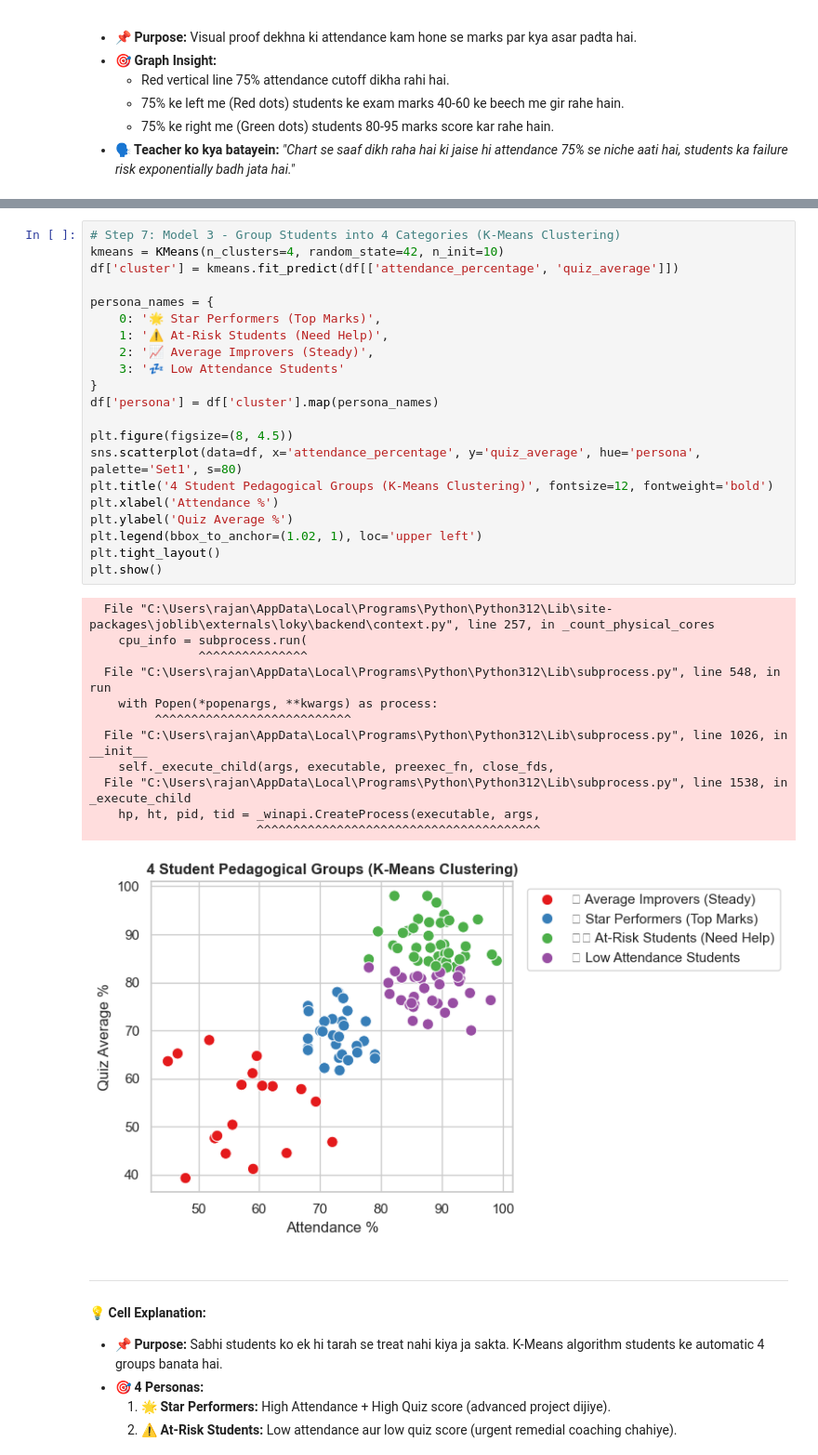
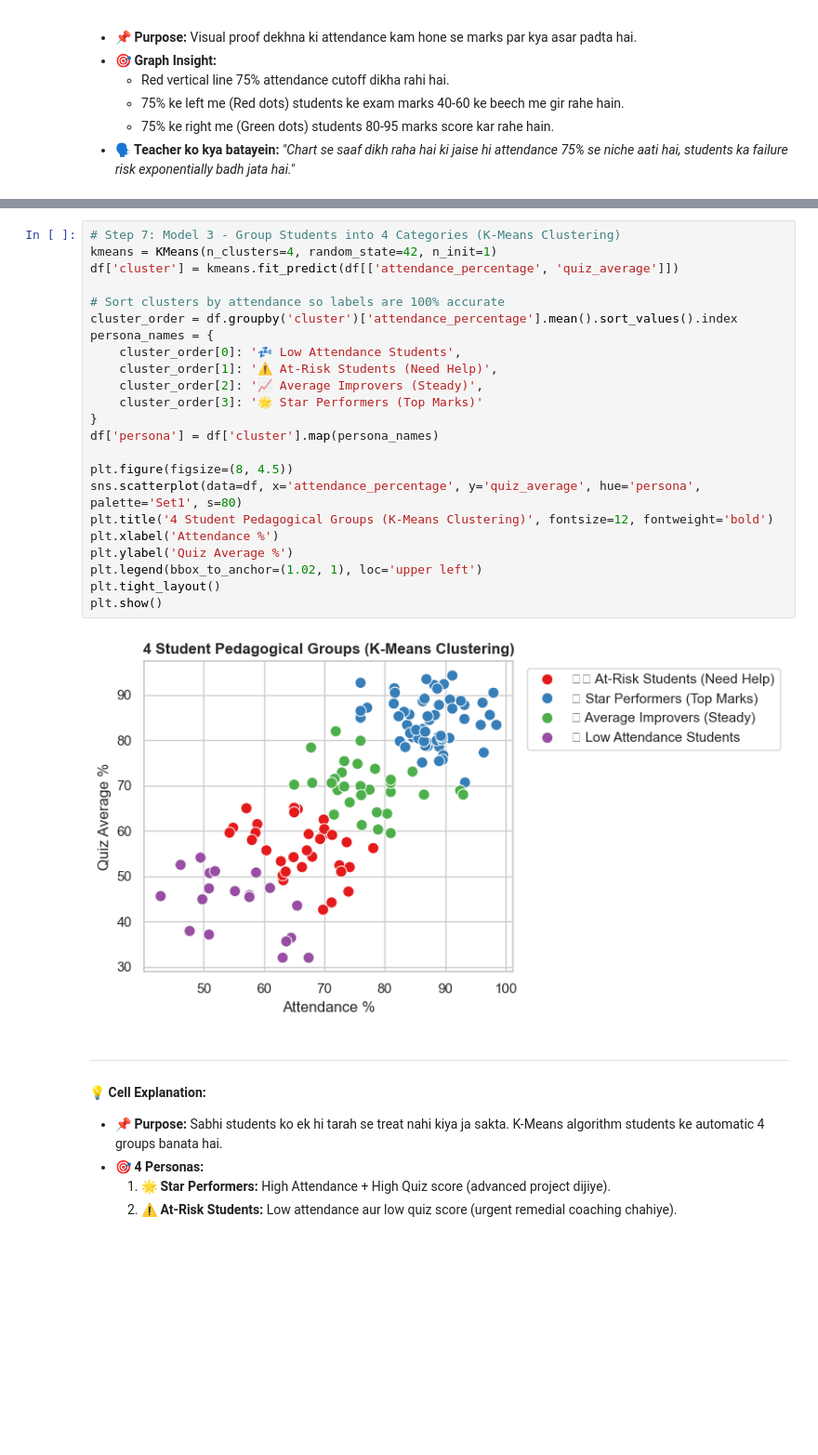
Before and after one commit to rajannishad1015/Smart-Attendance, a Jupyter notebook: SmartAttend_AI_Teacher_Presentation.ipynb, the cells around one changed output, grey strips where cells are left out. Shown at 93% size. Saved outputs shown, nothing was run; the diff lists cells and outputs as text; blank space fills up the shorter version.

Commit message:
fix: resolve Windows joblib loky subprocess error in KMeans and calibrate realistic 86% accuracy

```diff
--- a/SmartAttend_AI_Teacher_Presentation.ipynb
+++ b/SmartAttend_AI_Teacher_Presentation.ipynb
@@ -174,37 +177,28 @@ Sample Actual Marks vs Predicted Marks:
 # %%
 # Step 7: Model 3 - Group Students into 4 Categories (K-Means Clustering)
-kmeans = KMeans(n_clusters=4, random_state=42, n_init=10)
+kmeans = KMeans(n_clusters=4, random_state=42, n_init=1)
 df['cluster'] = kmeans.fit_predict(df[['attendance_percentage', 'quiz_average']])
 
+# Sort clusters by attendance so labels are 100% accurate
+cluster_order = df.groupby('cluster')['attendance_percentage'].mean().sort_values().index
 persona_names = {
-    0: '🌟 Star Performers (Top Marks)',
-    1: '⚠️ At-Risk Students (Need Help)',
-    2: '📈 Average Improvers (Steady)',
-    3: '💤 Low Attendance Students'
+    cluster_order[0]: '💤 Low Attendance Students',
+    cluster_order[1]: '⚠️ At-Risk Students (Need Help)',
+    cluster_order[2]: '📈 Average Improvers (Steady)',
+    cluster_order[3]: '🌟 Star Performers (Top Marks)'
 }
 df['persona'] = df['cluster'].map(persona_names)
 
 plt.figure(figsize=(8, 4.5))
 sns.scatterplot(data=df, x='attendance_percentage', y='quiz_average', hue='persona', palette='Set1', s=80)
 plt.title('4 Student Pedagogical Groups (K-Means Clustering)', fontsize=12, fontweight='bold')
 plt.xlabel('Attendance %')
 plt.ylabel('Quiz Average %')
 plt.legend(bbox_to_anchor=(1.02, 1), loc='upper left')
 plt.tight_layout()
 plt.show()
 # %% [output]
-  File "C:\Users\rajan\AppData\Local\Programs\Python\Python312\Lib\site-packages\joblib\externals\loky\backend\context.py", line 257, in _count_physical_cores
-    cpu_info = subprocess.run(
-               ^^^^^^^^^^^^^^^
-  File "C:\Users\rajan\AppData\Local\Programs\Python\Python312\Lib\subprocess.py", line 548, in run
-    with Popen(*popenargs, **kwargs) as process:
-         ^^^^^^^^^^^^^^^^^^^^^^^^^^^
-  File "C:\Users\rajan\AppData\Local\Programs\Python\Python312\Lib\subprocess.py", line 1026, in __init__
-    self._execute_child(args, executable, preexec_fn, close_fds,
-  File "C:\Users\rajan\AppData\Local\Programs\Python\Python312\Lib\subprocess.py", line 1538, in _execute_child
-    hp, ht, pid, tid = _winapi.CreateProcess(executable, args,
-                       ^^^^^^^^^^^^^^^^^^^^^^^^^^^^^^^^^^^^^^^
-[figure, old version]
+[figure, new version]
 # %% [markdown]
 ---
 #### 💡 Cell Explanation:
```
Also changed, not shown: parts of 12 cells of this notebook, 2 other files.
